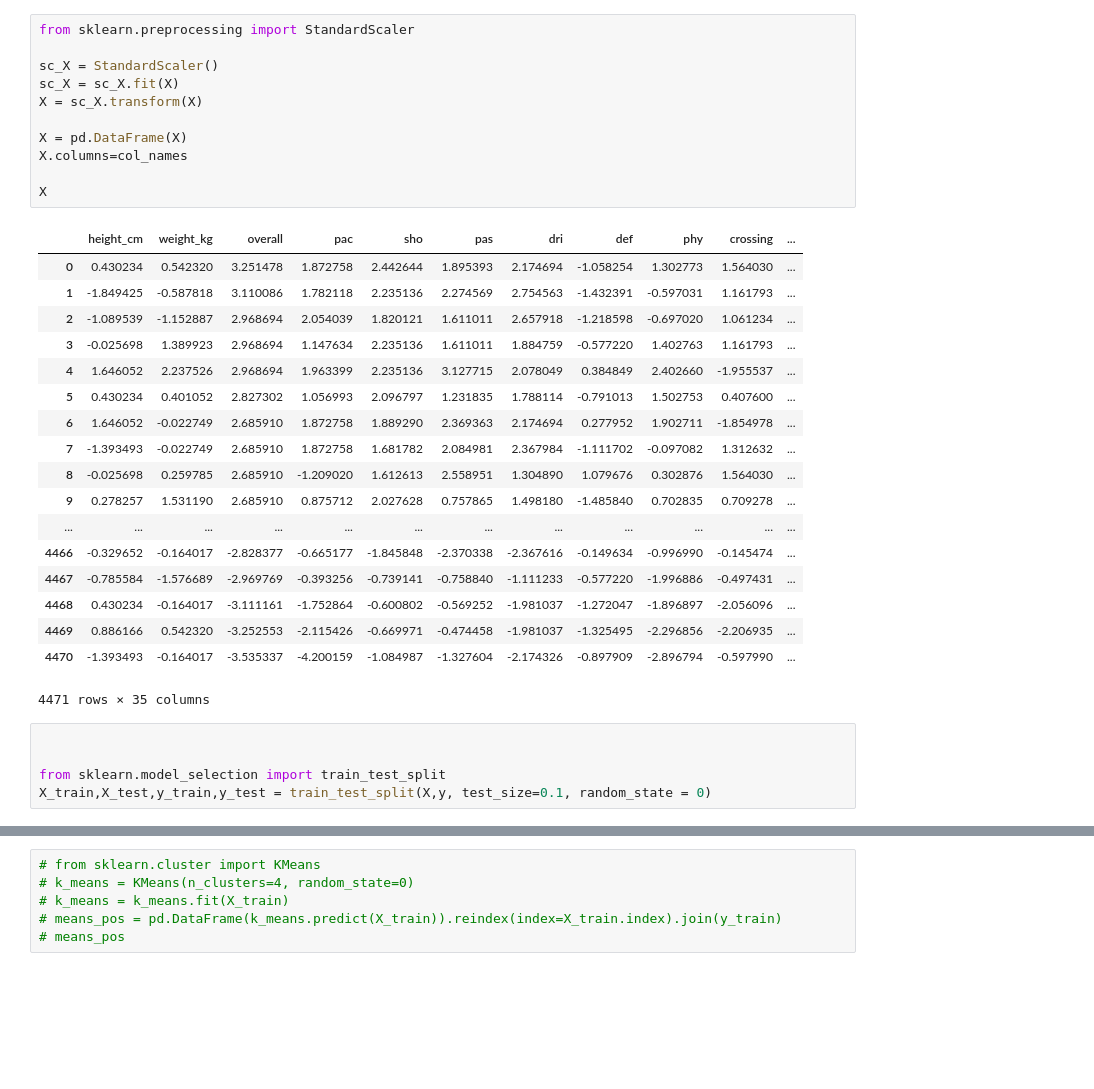
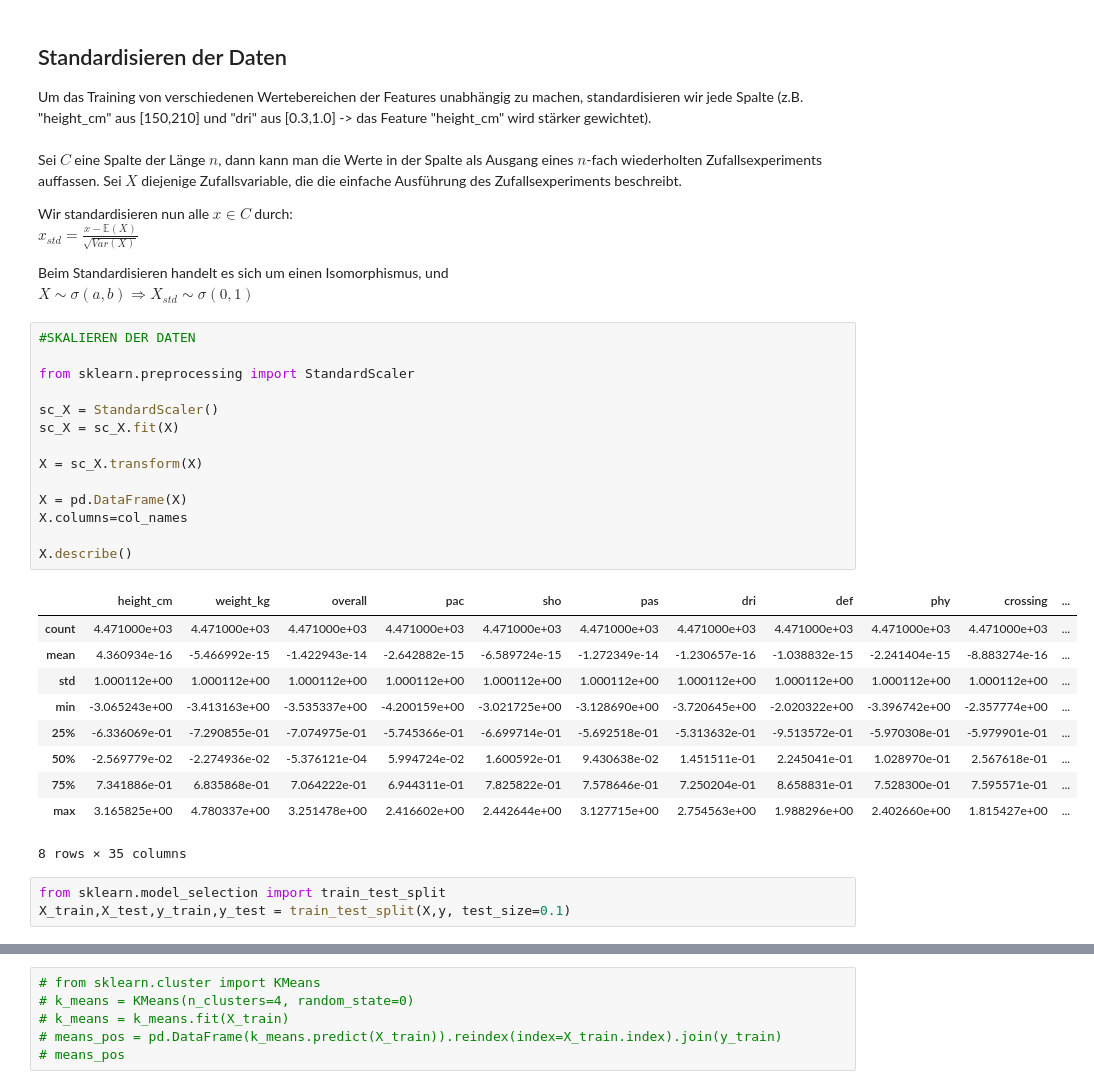
Before and after one commit to pkeil/Bundesligaspieler_Classifier, a Jupyter notebook: BL_DimRed.ipynb, the cells around one changed output, grey strips where cells are left out. Cells and saved outputs as stored; diff of their text form; blank space fills up the shorter version.

```diff
--- a/BL_DimRed.ipynb
+++ b/BL_DimRed.ipynb
@@ -29,38 +49,42 @@ col_names
+# %% [markdown]
+## Standardisieren der Daten
+Um das Training von verschiedenen Wertebereichen der Features unabhängig zu machen, standardisieren wir jede Spalte (z.B. "height_cm" aus [150,210] und "dri" aus [0.3,1.0] -> das Feature "height_cm" wird stärker gewichtet).<br><br>
+Sei $C$ eine Spalte der Länge $n$, dann kann man die Werte in der Spalte als Ausgang eines $n$-fach wiederholten Zufallsexperiments auffassen. Sei $X$ diejenige Zufallsvariable, die die einfache Ausführung des Zufallsexperiments beschreibt.<br>
+
+Wir standardisieren nun alle $x\in C$ durch:<br>
+$ x_{std}=\frac{x - \mathbb{E}(X)}{\sqrt{Var(X)}}$
+<br>
+
+Beim Standardisieren handelt es sich um einen Isomorphismus, und<br>
+$X\sim\sigma(a,b) \Rightarrow X_{std}  \sim\sigma(0,1)$
 # %%
+#SKALIEREN DER DATEN
+
 from sklearn.preprocessing import StandardScaler
 
 sc_X = StandardScaler()
 sc_X = sc_X.fit(X)
+
 X = sc_X.transform(X)
 
 X = pd.DataFrame(X)
 X.columns=col_names
 
-X
+X.describe()
 # %% [output]
 |  | height_cm | weight_kg | overall | pac | sho | pas | dri | def | phy | crossing | ... |
-| 0 | 0.430234 | 0.542320 | 3.251478 | 1.872758 | 2.442644 | 1.895393 | 2.174694 | -1.058254 | 1.302773 | 1.564030 | ... |
-| 1 | -1.849425 | -0.587818 | 3.110086 | 1.782118 | 2.235136 | 2.274569 | 2.754563 | -1.432391 | -0.597031 | 1.161793 | ... |
-| 2 | -1.089539 | -1.152887 | 2.968694 | 2.054039 | 1.820121 | 1.611011 | 2.657918 | -1.218598 | -0.697020 | 1.061234 | ... |
-| 3 | -0.025698 | 1.389923 | 2.968694 | 1.147634 | 2.235136 | 1.611011 | 1.884759 | -0.577220 | 1.402763 | 1.161793 | ... |
-| 4 | 1.646052 | 2.237526 | 2.968694 | 1.963399 | 2.235136 | 3.127715 | 2.078049 | 0.384849 | 2.402660 | -1.955537 | ... |
-| 5 | 0.430234 | 0.401052 | 2.827302 | 1.056993 | 2.096797 | 1.231835 | 1.788114 | -0.791013 | 1.502753 | 0.407600 | ... |
-| 6 | 1.646052 | -0.022749 | 2.685910 | 1.872758 | 1.889290 | 2.369363 | 2.174694 | 0.277952 | 1.902711 | -1.854978 | ... |
-| 7 | -1.393493 | -0.022749 | 2.685910 | 1.872758 | 1.681782 | 2.084981 | 2.367984 | -1.111702 | -0.097082 | 1.312632 | ... |
-| 8 | -0.025698 | 0.259785 | 2.685910 | -1.209020 | 1.612613 | 2.558951 | 1.304890 | 1.079676 | 0.302876 | 1.564030 | ... |
-| 9 | 0.278257 | 1.531190 | 2.685910 | 0.875712 | 2.027628 | 0.757865 | 1.498180 | -1.485840 | 0.702835 | 0.709278 | ... |
-| ... | ... | ... | ... | ... | ... | ... | ... | ... | ... | ... | ... |
-| 4466 | -0.329652 | -0.164017 | -2.828377 | -0.665177 | -1.845848 | -2.370338 | -2.367616 | -0.149634 | -0.996990 | -0.145474 | ... |
-| 4467 | -0.785584 | -1.576689 | -2.969769 | -0.393256 | -0.739141 | -0.758840 | -1.111233 | -0.577220 | -1.996886 | -0.497431 | ... |
-| 4468 | 0.430234 | -0.164017 | -3.111161 | -1.752864 | -0.600802 | -0.569252 | -1.981037 | -1.272047 | -1.896897 | -2.056096 | ... |
-| 4469 | 0.886166 | 0.542320 | -3.252553 | -2.115426 | -0.669971 | -0.474458 | -1.981037 | -1.325495 | -2.296856 | -2.206935 | ... |
-| 4470 | -1.393493 | -0.164017 | -3.535337 | -4.200159 | -1.084987 | -1.327604 | -2.174326 | -0.897909 | -2.896794 | -0.597990 | ... |
+| count | 4.471000e+03 | 4.471000e+03 | 4.471000e+03 | 4.471000e+03 | 4.471000e+03 | 4.471000e+03 | 4.471000e+03 | 4.471000e+03 | 4.471000e+03 | 4.471000e+03 | ... |
+| mean | 4.360934e-16 | -5.466992e-15 | -1.422943e-14 | -2.642882e-15 | -6.589724e-15 | -1.272349e-14 | -1.230657e-16 | -1.038832e-15 | -2.241404e-15 | -8.883274e-16 | ... |
+| std | 1.000112e+00 | 1.000112e+00 | 1.000112e+00 | 1.000112e+00 | 1.000112e+00 | 1.000112e+00 | 1.000112e+00 | 1.000112e+00 | 1.000112e+00 | 1.000112e+00 | ... |
+| min | -3.065243e+00 | -3.413163e+00 | -3.535337e+00 | -4.200159e+00 | -3.021725e+00 | -3.128690e+00 | -3.720645e+00 | -2.020322e+00 | -3.396742e+00 | -2.357774e+00 | ... |
+| 25% | -6.336069e-01 | -7.290855e-01 | -7.074975e-01 | -5.745366e-01 | -6.699714e-01 | -5.692518e-01 | -5.313632e-01 | -9.513572e-01 | -5.970308e-01 | -5.979901e-01 | ... |
+| 50% | -2.569779e-02 | -2.274936e-02 | -5.376121e-04 | 5.994724e-02 | 1.600592e-01 | 9.430638e-02 | 1.451511e-01 | 2.245041e-01 | 1.028970e-01 | 2.567618e-01 | ... |
+| 75% | 7.341886e-01 | 6.835868e-01 | 7.064222e-01 | 6.944311e-01 | 7.825822e-01 | 7.578646e-01 | 7.250204e-01 | 8.658831e-01 | 7.528300e-01 | 7.595571e-01 | ... |
+| max | 3.165825e+00 | 4.780337e+00 | 3.251478e+00 | 2.416602e+00 | 2.442644e+00 | 3.127715e+00 | 2.754563e+00 | 1.988296e+00 | 2.402660e+00 | 1.815427e+00 | ... |
-4471 rows × 35 columns
+8 rows × 35 columns
 # %%
-
-
 from sklearn.model_selection import train_test_split
-X_train,X_test,y_train,y_test = train_test_split(X,y, test_size=0.1, random_state = 0)
+X_train,X_test,y_train,y_test = train_test_split(X,y, test_size=0.1)
 # %%
 from sklearn.svm import SVC
 svc = SVC(kernel='linear')
```
Also changed, not shown: parts of 20 cells of this notebook, 5 other files.
